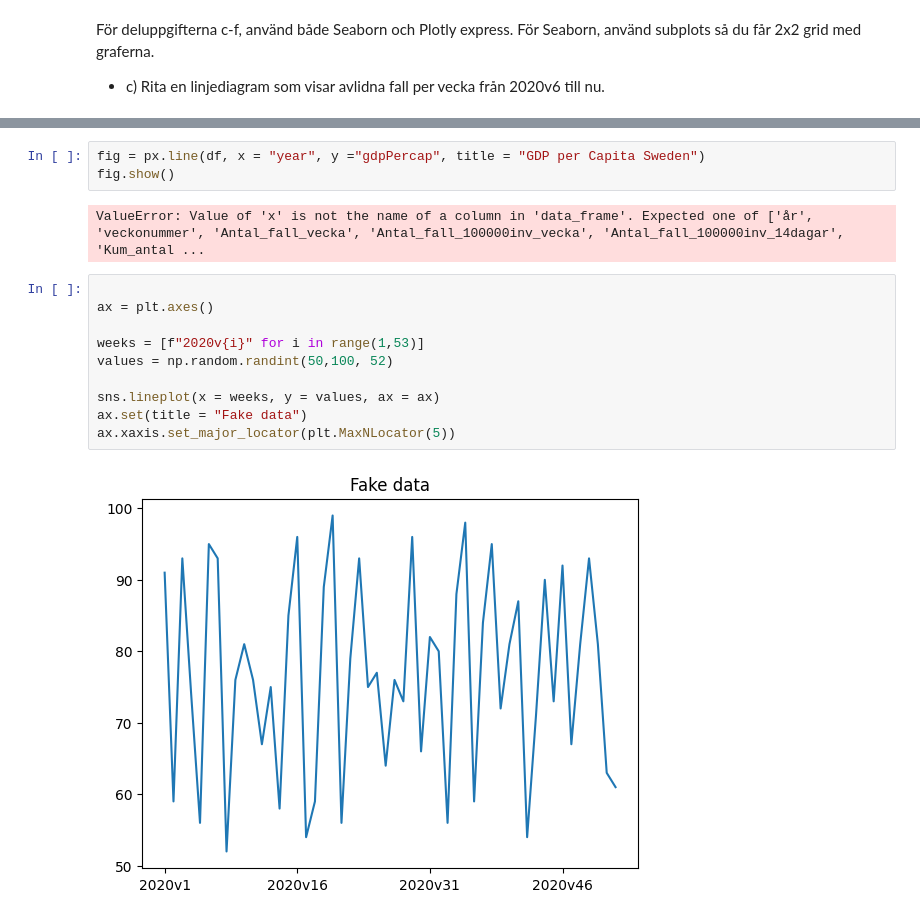
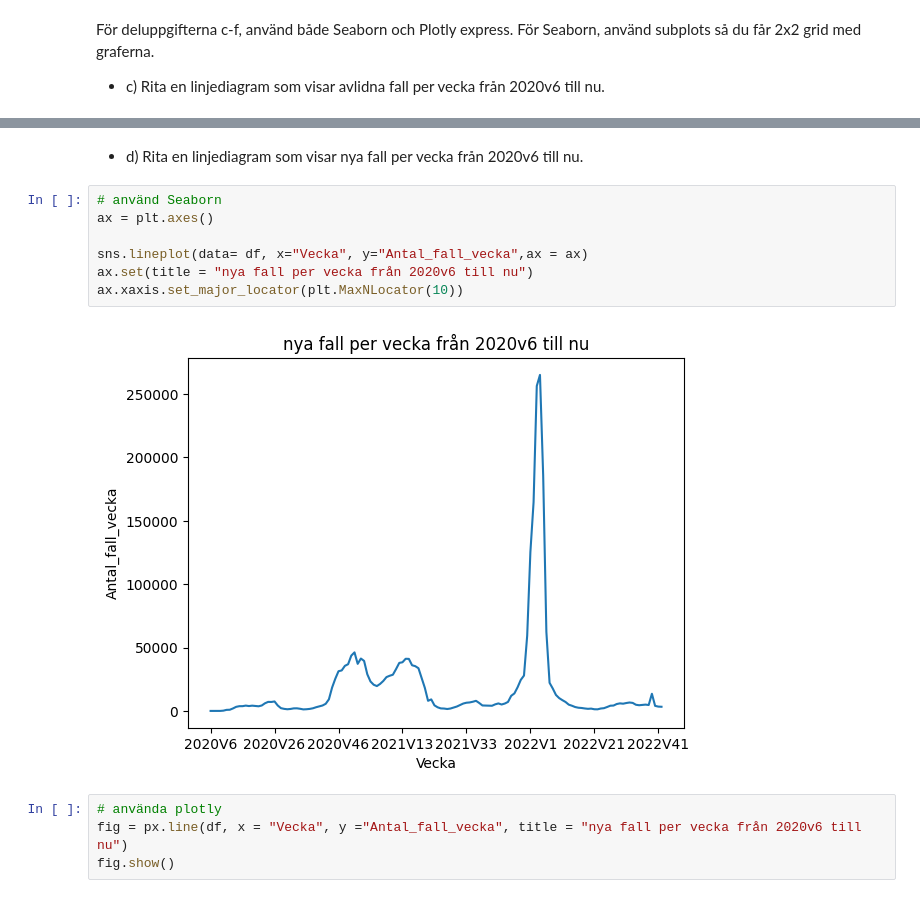
Before and after one commit to VineelaNedunuri/Databehandling-Vineela-Nedunuri, a Jupyter notebook: Labb/Covid19.ipynb, the cells around one changed output, grey strips where cells are left out. Saved outputs shown, nothing was run; the diff lists cells and outputs as text.

```diff
--- a/Labb/Covid19.ipynb
+++ b/Labb/Covid19.ipynb
@@ -161,17 +181,15 @@ För deluppgifterna c-f, använd både Seaborn och Plotly express. För Seaborn,
+# %% [markdown]
+- d) Rita en linjediagram som visar nya fall per vecka från 2020v6 till nu.
+# %%
+# använd Seaborn
+ax = plt.axes()
+
+sns.lineplot(data= df, x="Vecka", y="Antal_fall_vecka",ax = ax)
+ax.set(title = "nya fall per vecka från 2020v6 till nu")
+ax.xaxis.set_major_locator(plt.MaxNLocator(10))
+# %% [output]
+[figure, added]
 # %%
-fig = px.line(df, x = "year", y ="gdpPercap", title = "GDP per Capita Sweden")
+# använda plotly
+fig = px.line(df, x = "Vecka", y ="Antal_fall_vecka", title = "nya fall per vecka från 2020v6 till nu")
 fig.show()
-# %% [output]
-ValueError: Value of 'x' is not the name of a column in 'data_frame'. Expected one of ['år', 'veckonummer', 'Antal_fall_vecka', 'Antal_fall_100000inv_vecka', 'Antal_fall_100000inv_14dagar', 'Kum_antal ...
-# %%
-
-ax = plt.axes()
-
-weeks = [f"2020v{i}" for i in range(1,53)]
-values = np.random.randint(50,100, 52)
-
-sns.lineplot(x = weeks, y = values, ax = ax)
-ax.set(title = "Fake data")
-ax.xaxis.set_major_locator(plt.MaxNLocator(5))
-# %% [output]
-[figure, removed]
```
Also changed, not shown: parts of 4 cells of this notebook.
